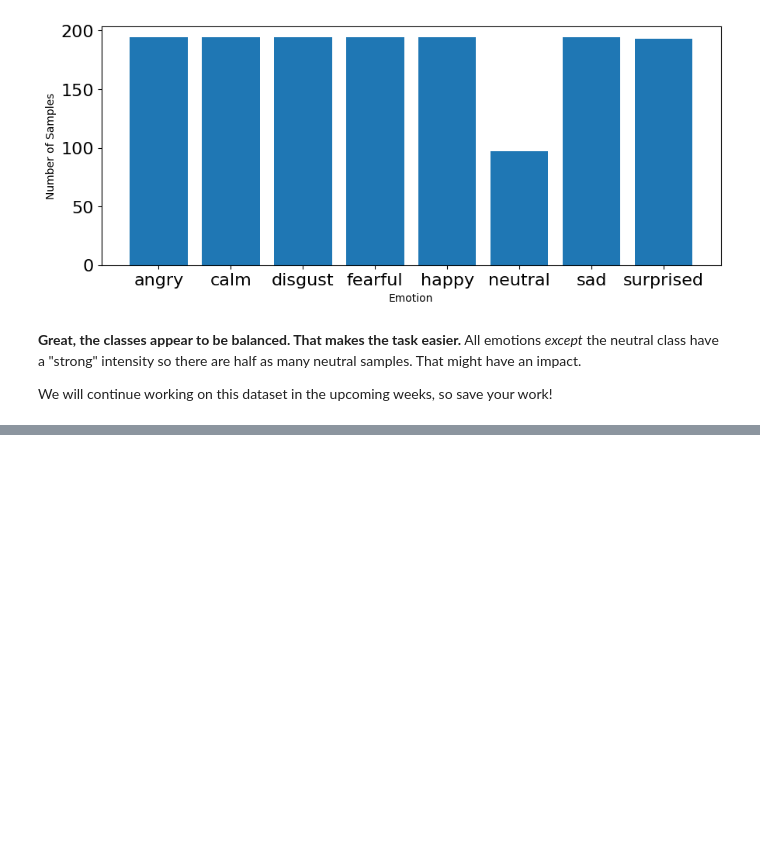
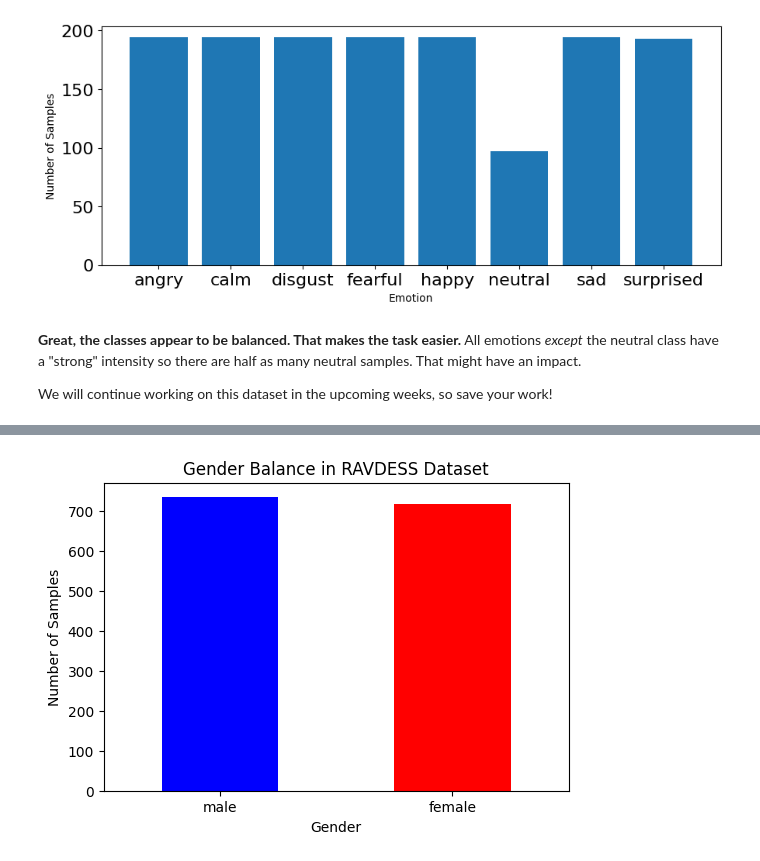
Before and after one commit to kylezhao101/Week2_DataPreprocessing, a Jupyter notebook: Week 2.ipynb, the cells around one changed output, grey strips where cells are left out. Drawn from its saved outputs; the diff is of its cells as text; code cells hidden in the pictures; blank space fills up the shorter version.

```diff
--- a/Week 2.ipynb
+++ b/Week 2.ipynb
@@ -715,0 +718,21 @@ We will continue working on this dataset in the upcoming weeks, so save your wor
+# %%
+# Function to extract actor, gender, and emotion from filename
+def extract_info_from_filename(filename):
+    parts = os.path.basename(filename).split("-")
+    actor = int(parts[-1].split(".")[0])  #actor ID
+    emotion = emotions_dict[parts[2]]      #emotion ID
+    gender = 'male' if actor % 2 == 1 else 'female'
+    return actor, gender, emotion
+# %%
+# List all audio files
+audio_files = glob('/content/drive/MyDrive/Audio Data/*/*.wav')
+
+data = []
+for file in audio_files:
+    actor, gender, emotion = extract_info_from_filename(file)
+    data.append([file, actor, gender, emotion])
+
+df = pd.DataFrame(data, columns=['filename', 'actor', 'gender', 'emotion'])
+
+# Show the first few rows
+df.head()
@@ -715,0 +802,11 @@ We will continue working on this dataset in the upcoming weeks, so save your wor
+# %%
+gender_counts = df['gender'].value_counts()
+plt.figure(figsize=(6,4))
+gender_counts.plot(kind='bar', color=['blue', 'red'])
+plt.title('Gender Balance in RAVDESS Dataset')
+plt.xlabel('Gender')
+plt.ylabel('Number of Samples')
+plt.xticks(rotation=0)
+plt.show()
+# %% [output]
+[figure, added]
```
Also changed, not shown: parts of 2 cells of this notebook.
